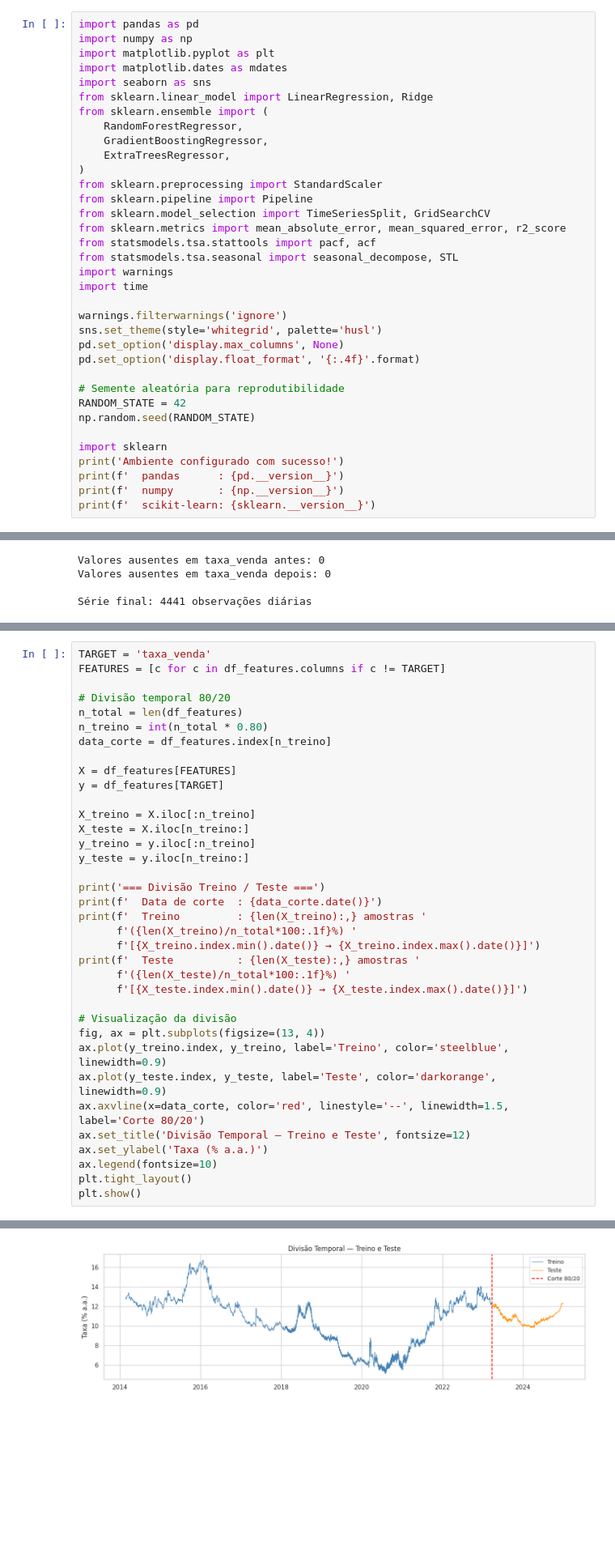
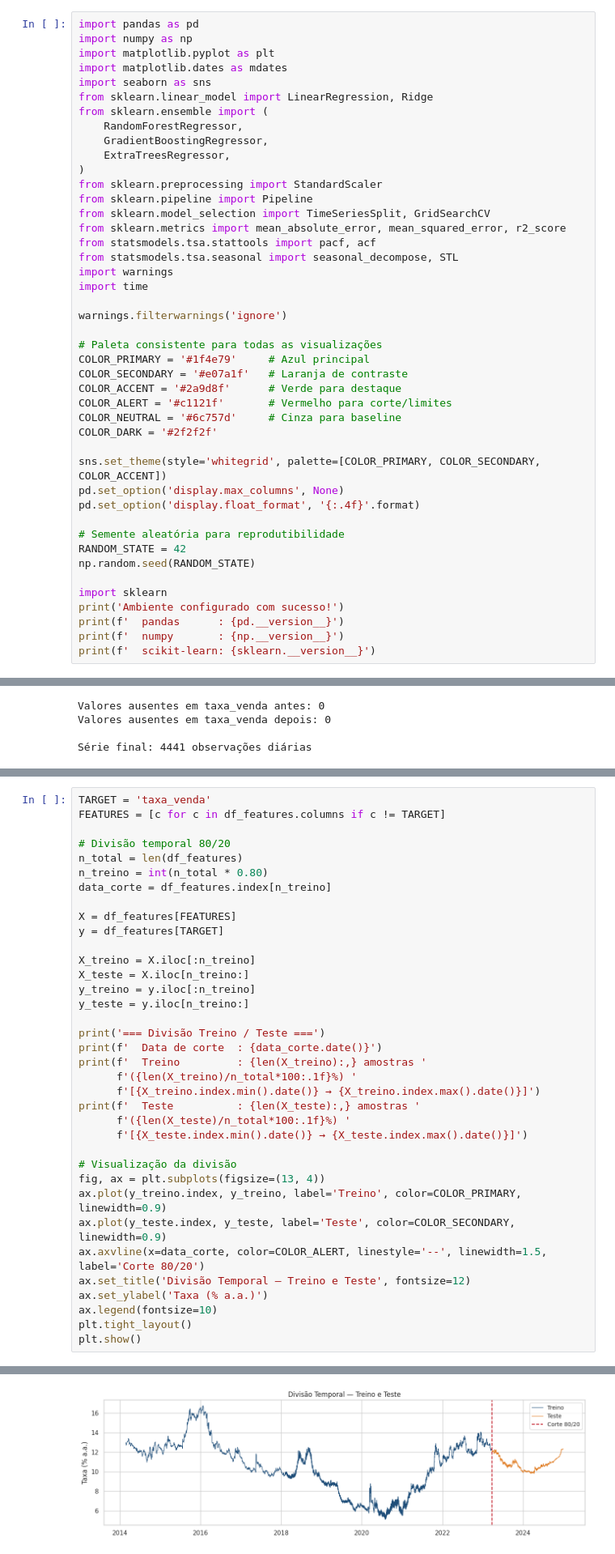
Before and after one commit to marciomocellin/machine-learning-tesouro-direto, a Jupyter notebook: MVP_Machine_Learning_Tesouro_Direto.ipynb, the cells around one changed output, grey strips where cells are left out. Shown at 81% size. Cells and saved outputs as stored; diff of their text form; blank space fills up the shorter version.

```diff
--- a/MVP_Machine_Learning_Tesouro_Direto.ipynb
+++ b/MVP_Machine_Learning_Tesouro_Direto.ipynb
@@ -74,7 +74,16 @@ import warnings
 import time
 
 warnings.filterwarnings('ignore')
-sns.set_theme(style='whitegrid', palette='husl')
+
+# Paleta consistente para todas as visualizações
+COLOR_PRIMARY = '#1f4e79'     # Azul principal
+COLOR_SECONDARY = '#e07a1f'   # Laranja de contraste
+COLOR_ACCENT = '#2a9d8f'      # Verde para destaque
+COLOR_ALERT = '#c1121f'       # Vermelho para corte/limites
+COLOR_NEUTRAL = '#6c757d'     # Cinza para baseline
+COLOR_DARK = '#2f2f2f'
+
+sns.set_theme(style='whitegrid', palette=[COLOR_PRIMARY, COLOR_SECONDARY, COLOR_ACCENT])
 pd.set_option('display.max_columns', None)
 pd.set_option('display.float_format', '{:.4f}'.format)
 
@@ -600,37 +622,37 @@ data_corte = df_features.index[n_treino]
 
 X = df_features[FEATURES]
 y = df_features[TARGET]
 
 X_treino = X.iloc[:n_treino]
 X_teste = X.iloc[n_treino:]
 y_treino = y.iloc[:n_treino]
 y_teste = y.iloc[n_treino:]
 
 print('=== Divisão Treino / Teste ===')
 print(f'  Data de corte  : {data_corte.date()}')
 print(f'  Treino         : {len(X_treino):,} amostras '
       f'({len(X_treino)/n_total*100:.1f}%) '
       f'[{X_treino.index.min().date()} → {X_treino.index.max().date()}]')
 print(f'  Teste          : {len(X_teste):,} amostras '
       f'({len(X_teste)/n_total*100:.1f}%) '
       f'[{X_teste.index.min().date()} → {X_teste.index.max().date()}]')
 
 # Visualização da divisão
 fig, ax = plt.subplots(figsize=(13, 4))
-ax.plot(y_treino.index, y_treino, label='Treino', color='steelblue', linewidth=0.9)
-ax.plot(y_teste.index, y_teste, label='Teste', color='darkorange', linewidth=0.9)
-ax.axvline(x=data_corte, color='red', linestyle='--', linewidth=1.5, label='Corte 80/20')
+ax.plot(y_treino.index, y_treino, label='Treino', color=COLOR_PRIMARY, linewidth=0.9)
+ax.plot(y_teste.index, y_teste, label='Teste', color=COLOR_SECONDARY, linewidth=0.9)
+ax.axvline(x=data_corte, color=COLOR_ALERT, linestyle='--', linewidth=1.5, label='Corte 80/20')
 ax.set_title('Divisão Temporal — Treino e Teste', fontsize=12)
 ax.set_ylabel('Taxa (% a.a.)')
 ax.legend(fontsize=10)
 plt.tight_layout()
 plt.show()
 # %% [output]
 === Divisão Treino / Teste ===
   Data de corte  : 2023-03-24
   Treino         : 3,536 amostras (80.0%) [2014-02-25 → 2023-03-23]
   Teste          : 884 amostras (20.0%) [2023-03-24 → 2024-12-30]
-[figure, old version]
+[figure, new version]
 # %% [markdown]
 ---
 ## 8. Modelagem e Treinamento
```
Also changed, not shown: parts of 18 cells of this notebook.
